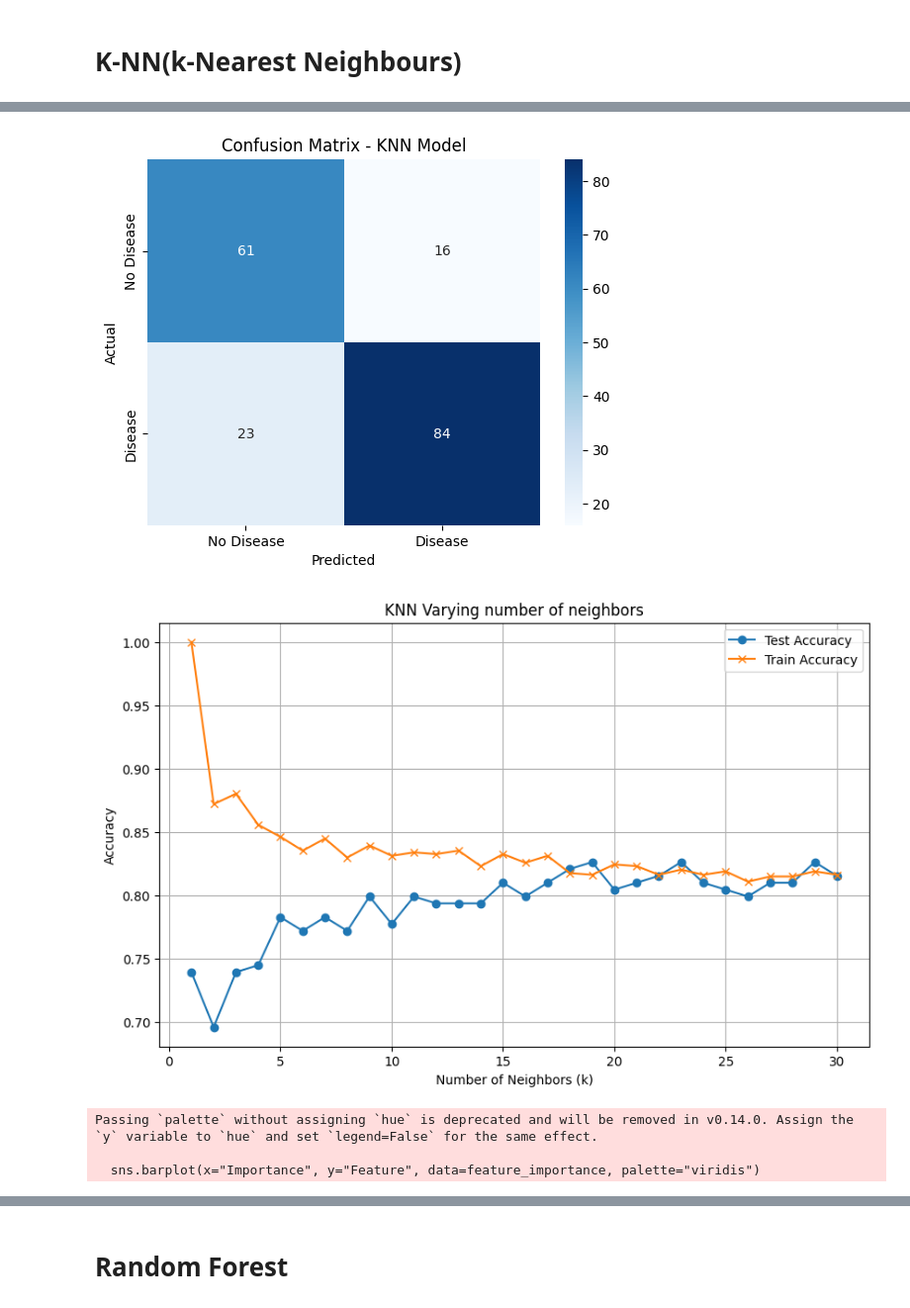
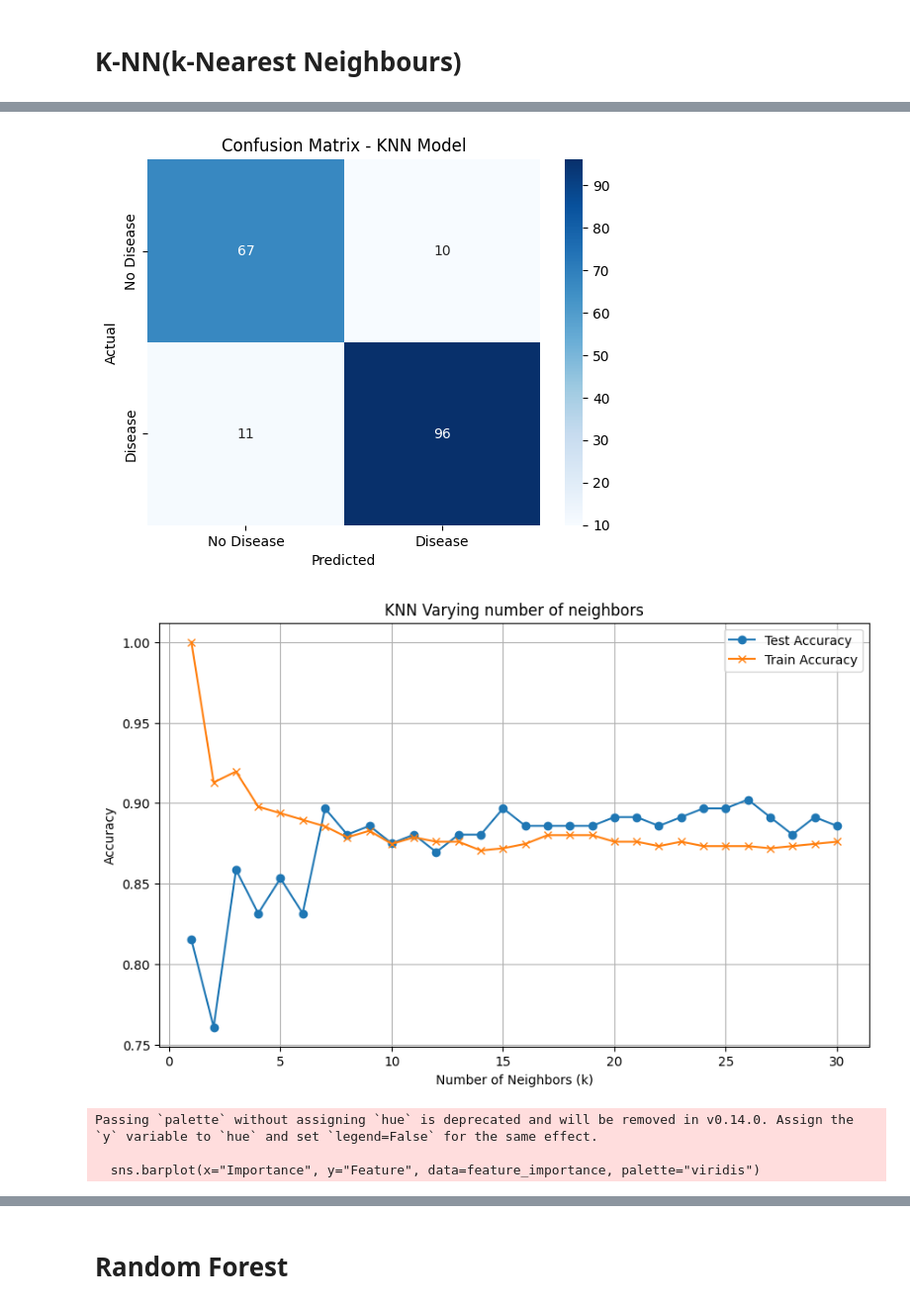
Before and after one commit to Habtom1999/Data-Analytics-Capstone, a Jupyter notebook: Model building.ipynb, the cells around one changed output, grey strips where cells are left out. Shown at 99% size. Saved outputs shown, nothing was run; the diff lists cells and outputs as text; code cells hidden in the pictures.

```diff
--- a/Model building.ipynb
+++ b/Model building.ipynb
@@ -118,7 +123,7 @@ import matplotlib.pyplot as plt
 
 # Step 1: Load the dataset
 # Replace the file path with your actual file path
-df = pd.read_csv(r'C:\Capstone Project\Module 1\Data-Analytics-Capstone\Data\Clean Data.csv')
+df = pd.read_csv(r"C:\Capstone Project\Module 1\Data-Analytics-Capstone\Data\heart.csv")
 
 # Display the first few rows of the dataset
 print("First few rows of the dataset:")
@@ -248,5 +253,5 @@ weighted avg       0.79      0.79      0.79       184
-[figure, old version]
+[figure, new version]
-[figure, old version]
+[figure, new version]
 Passing `palette` without assigning `hue` is deprecated and will be removed in v0.14.0. Assign the `y` variable to `hue` and set `legend=False` for the same effect.
 
   sns.barplot(x="Importance", y="Feature", data=feature_importance, palette="viridis")
```
Also changed, not shown: parts of 6 cells of this notebook, 2 other files.
